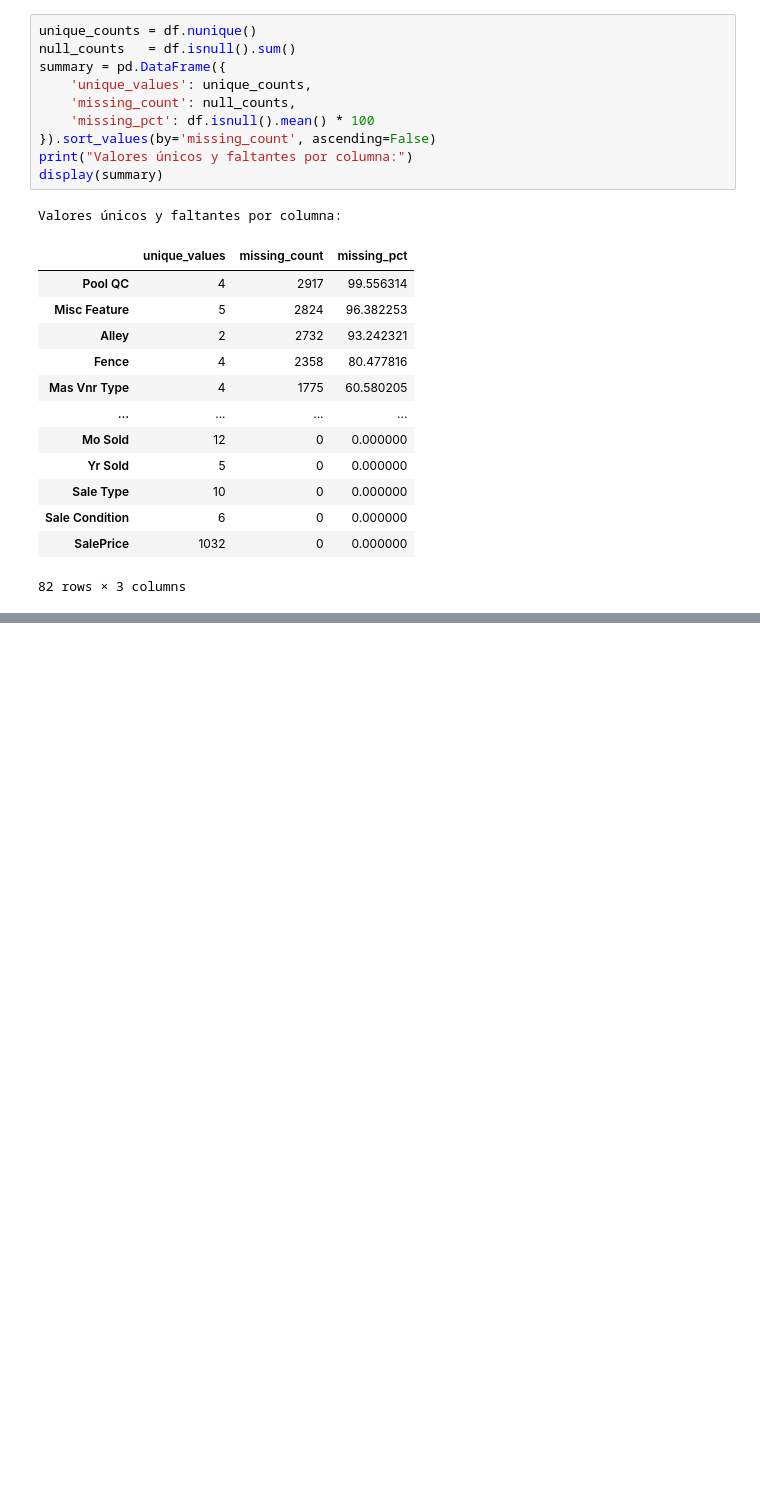
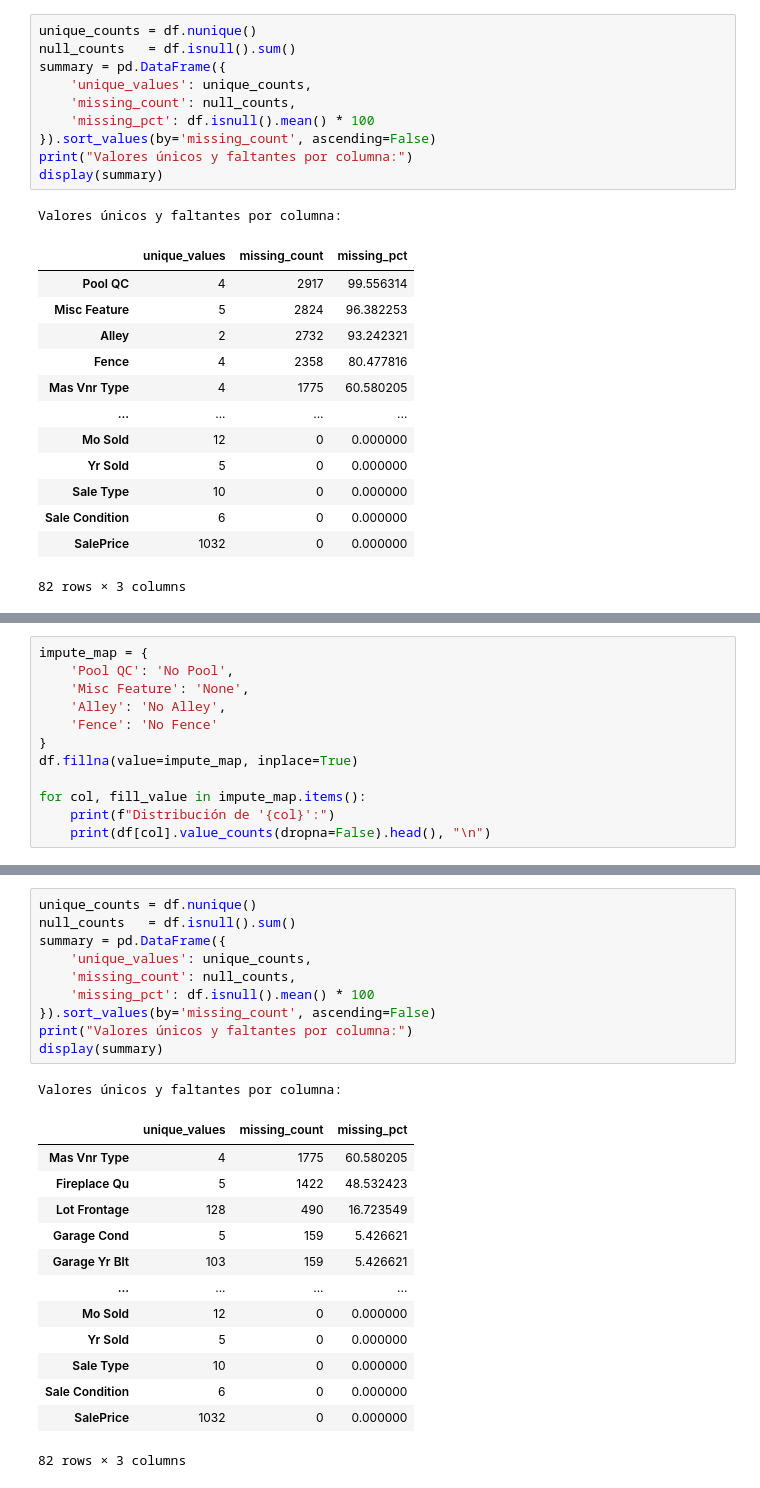
Before and after one commit to BrajanNieto/Mlearning, a Jupyter notebook: 01_DataDiscovery_MissingImpute_BrajanNieto.ipynb, the cells around one changed output, grey strips where cells are left out. Saved outputs shown, nothing was run; the diff lists cells and outputs as text; blank space fills up the shorter version.

```diff
--- a/01_DataDiscovery_MissingImpute_BrajanNieto.ipynb
+++ b/01_DataDiscovery_MissingImpute_BrajanNieto.ipynb
@@ -122,0 +134,12 @@ Valores únicos y faltantes por columna:
+# %%
+impute_map = {
+    'Pool QC': 'No Pool',
+    'Misc Feature': 'None',
+    'Alley': 'No Alley',
+    'Fence': 'No Fence'
+}
+df.fillna(value=impute_map, inplace=True)
+
+for col, fill_value in impute_map.items():
+    print(f"Distribución de '{col}':")
+    print(df[col].value_counts(dropna=False).head(), "\n")
@@ -122,0 +164,25 @@ Valores únicos y faltantes por columna:
+# %%
+unique_counts = df.nunique()
+null_counts   = df.isnull().sum()
+summary = pd.DataFrame({
+    'unique_values': unique_counts,
+    'missing_count': null_counts,
+    'missing_pct': df.isnull().mean() * 100
+}).sort_values(by='missing_count', ascending=False)
+print("Valores únicos y faltantes por columna:")
+display(summary)
+# %% [output]
+Valores únicos y faltantes por columna:
+|  | unique_values | missing_count | missing_pct |
+| Mas Vnr Type | 4 | 1775 | 60.580205 |
+| Fireplace Qu | 5 | 1422 | 48.532423 |
+| Lot Frontage | 128 | 490 | 16.723549 |
+| Garage Cond | 5 | 159 | 5.426621 |
+| Garage Yr Blt | 103 | 159 | 5.426621 |
+| ... | ... | ... | ... |
+| Mo Sold | 12 | 0 | 0.000000 |
+| Yr Sold | 5 | 0 | 0.000000 |
+| Sale Type | 10 | 0 | 0.000000 |
+| Sale Condition | 6 | 0 | 0.000000 |
+| SalePrice | 1032 | 0 | 0.000000 |
+82 rows × 3 columns
```
Also changed, not shown: parts of 5 cells of this notebook.
